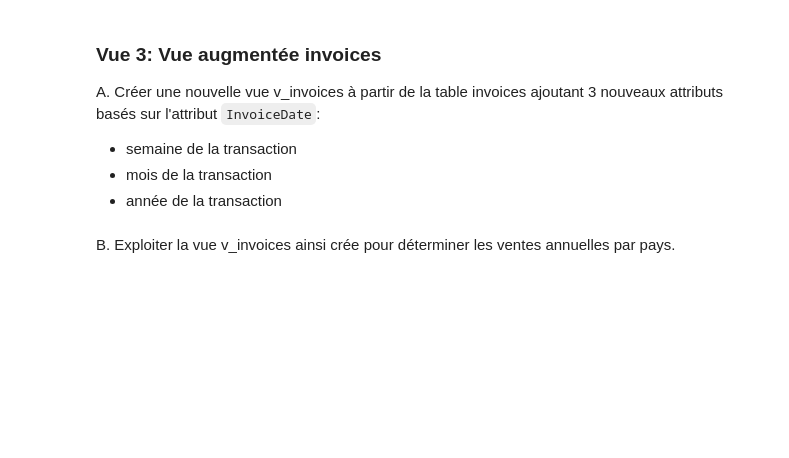
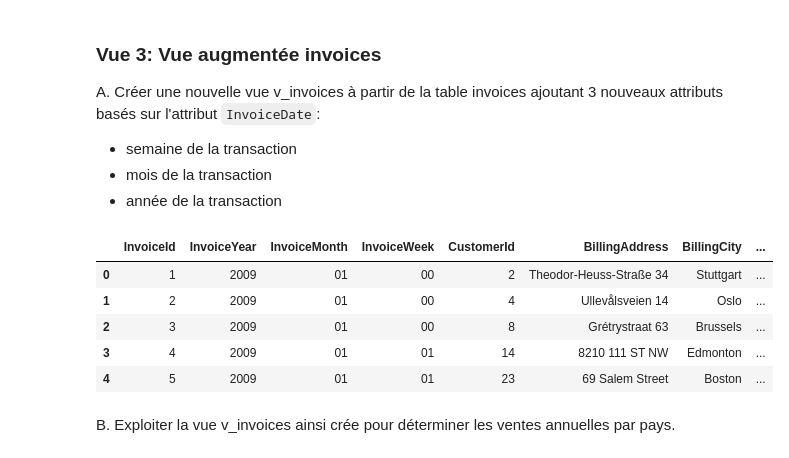
Before and after one commit to j3dec/digital-music-store, a Jupyter notebook: p2-vues-sql.ipynb, the cells around one changed output. Cells and saved outputs as stored; diff of their text form; code cells hidden in the pictures; blank space fills up the shorter version.

```diff
--- a/p2-vues-sql.ipynb
+++ b/p2-vues-sql.ipynb
@@ -250,2 +283,13 @@ A. Créer une nouvelle vue v_invoices à partir de la table invoices ajoutant 3
+# %%
+# Utilisation de la vue v_tracks
+tracks = pd.read_sql_query("SELECT * FROM v_invoices WHERE InvoiceMonth = '01' LIMIT 10;", conn)
+tracks.head(5)
+# %% [output]
+|  | InvoiceId | InvoiceYear | InvoiceMonth | InvoiceWeek | CustomerId | BillingAddress | BillingCity | ... |
+| 0 | 1 | 2009 | 01 | 00 | 2 | Theodor-Heuss-Straße 34 | Stuttgart | ... |
+| 1 | 2 | 2009 | 01 | 00 | 4 | Ullevålsveien 14 | Oslo | ... |
+| 2 | 3 | 2009 | 01 | 00 | 8 | Grétrystraat 63 | Brussels | ... |
+| 3 | 4 | 2009 | 01 | 01 | 14 | 8210 111 ST NW | Edmonton | ... |
+| 4 | 5 | 2009 | 01 | 01 | 23 | 69 Salem Street | Boston | ... |
 # %% [markdown]
 B. Exploiter la vue v_invoices ainsi crée pour déterminer les ventes annuelles par pays.
```
Also changed, not shown: parts of 11 cells of this notebook, 2 other files.
